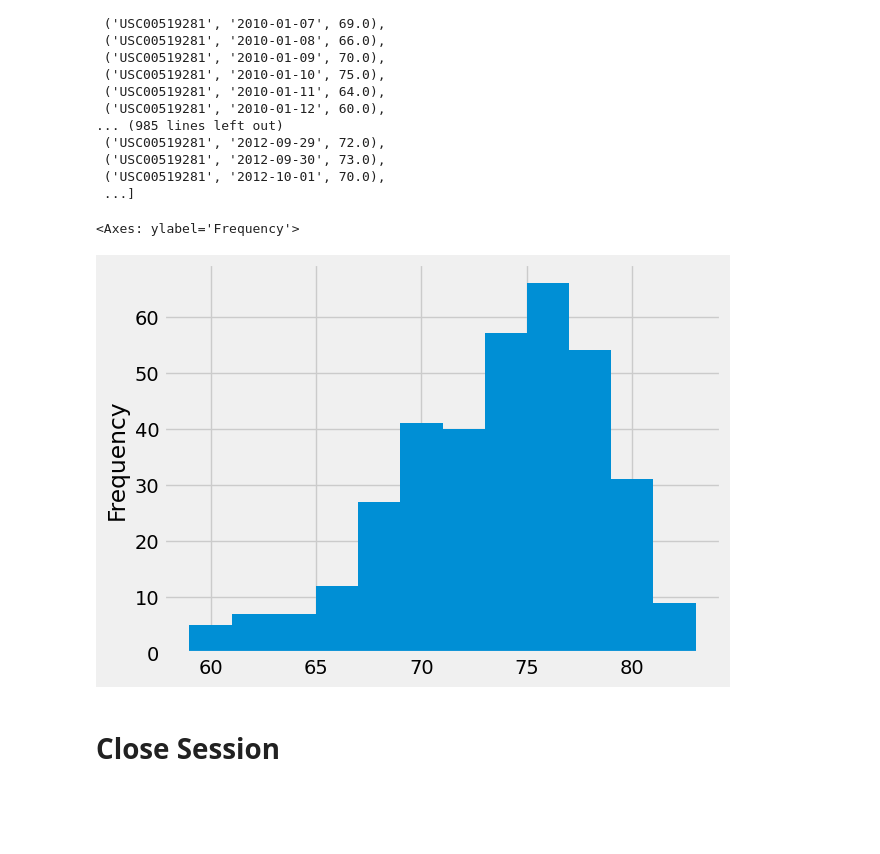
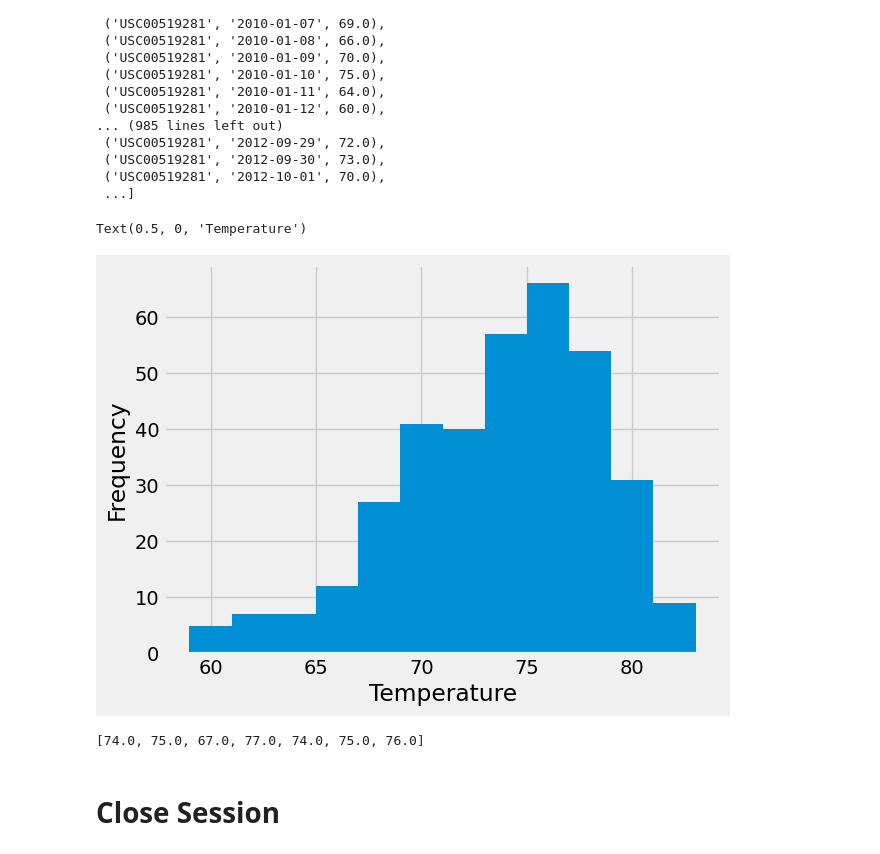
Before and after one commit to nickpalmer2012/sqalchemy-challenge, a Jupyter notebook: Surfsup/climate_starter.ipynb, the cells around one changed output. Cells and saved outputs as stored; diff of their text form; code cells hidden in the pictures; blank space fills up the shorter version.

```diff
--- a/Surfsup/climate_starter.ipynb
+++ b/Surfsup/climate_starter.ipynb
@@ -168,30 +168,39 @@ most_active_station
 # %%
 # Using the most active station id
 # Query the last 12 months of temperature observation data for this station and plot the results as a histogram
 
 #query the most recent date for data collected at the most active "USC00519281" station
 most_recent_date_active = session.query(func.max(measurement.date)).\
 filter(measurement.station == 'USC00519281').scalar()
 
 # Convert scalar latest date to datetime object
 most_recent_date_active_dt = datetime.strptime(most_recent_date_active, '%Y-%m-%d')
 
 # Calculate the date one year from the last date in data set.
 one_year_prior_active = most_recent_date_active_dt - timedelta(days=365)
 
 # Perform a query to retrieve the date and temperature for the USC00519281 station
 one_year_temps_query = session.query(measurement.date, measurement.tobs).\
 filter(measurement.station == 'USC00519281').\
 filter(measurement.date.between(one_year_prior_active, most_recent_date_active_dt)).all()
 
 # convert query to a pandas dataframe for histogram plotting
 one_year_temps_df = pd.DataFrame(one_year_temps_query, columns=['date', 'temp'])
 
 #plot the histogram for the temps
-one_year_temps_df['temp'].plot.hist(bins=12)
+plot = one_year_temps_df['temp'].plot.hist(bins=12)
+plot.set_xlabel('Temperature')
 # %% [output]
-<Axes: ylabel='Frequency'>
+Text(0.5, 0, 'Temperature')
-[figure, old version]
+[figure, new version]
+# %%
+test_date = '2010-01-03'
+test_query = session.query(measurement.date, measurement.tobs).\
+filter(measurement.date == test_date).all()
+temperatures = [result.tobs for result in test_query]
+temperatures
+# %% [output]
+[74.0, 75.0, 67.0, 77.0, 74.0, 75.0, 76.0]
 # %% [markdown]
 # Close Session
 # %%
```
Also changed, not shown: 1 other file.
